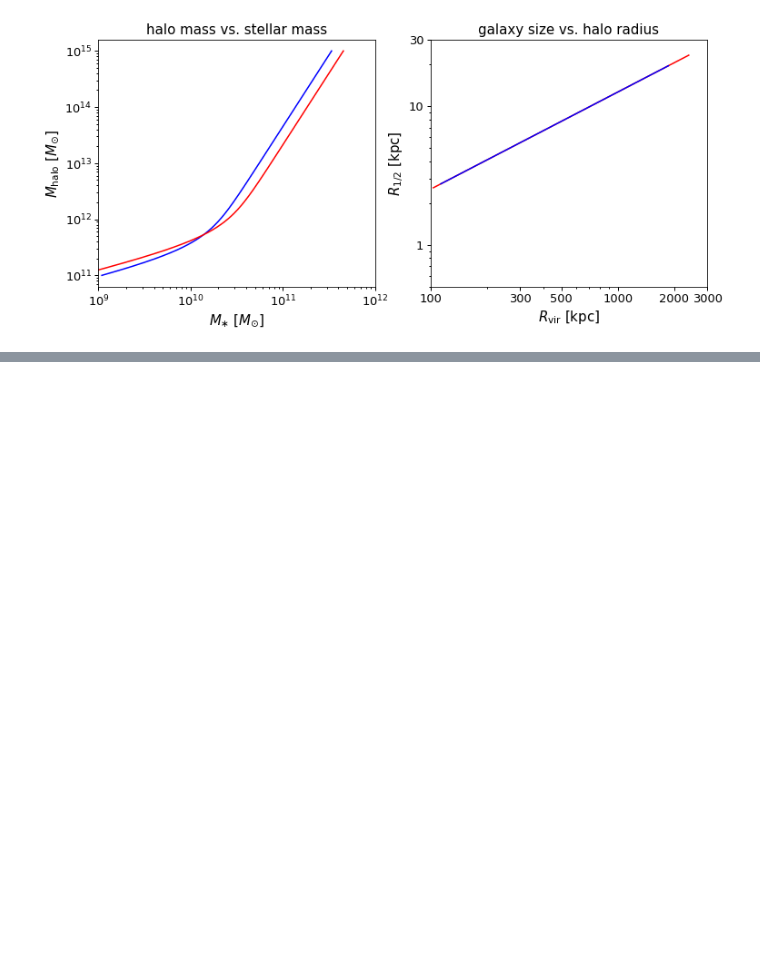
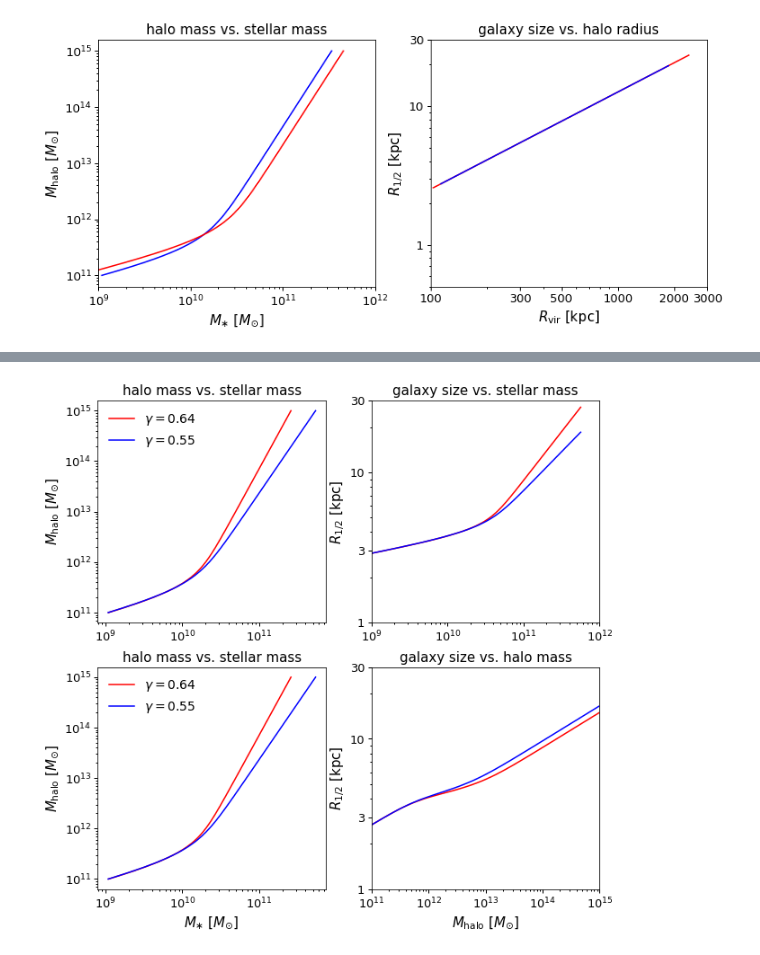
Before and after one commit to aphearin/galsize_models, a Jupyter notebook: notebooks/smhm_impact_on_rhalf_rhalo.ipynb, the cells around one changed output, grey strips where cells are left out. Saved outputs shown, nothing was run; the diff lists cells and outputs as text; code cells hidden in the pictures; blank space fills up the shorter version.

```diff
--- a/notebooks/smhm_impact_on_rhalf_rhalo.ipynb
+++ b/notebooks/smhm_impact_on_rhalf_rhalo.ipynb
@@ -123,0 +252,79 @@ title2 = ax2.set_title('galaxy size vs. stellar mass')
+# %%
+sm_abscissa = np.logspace(8.5, 11.75, 100)
+
+norm_model1, alpha_model1 = 0.1, 0.7
+gamma_model1 = 0.64
+rhalo_model1 = halo_radius_vs_stellar_mass(sm_abscissa, gamma10=gamma_model1)
+rhalf_model1 = component_size_vs_rhalo(rhalo_model1, norm_model1, alpha_model1)
+mhalo_model1 = halo_mass_from_stellar_mass(sm_abscissa, gamma10=gamma_model1)
+
+norm_model2, alpha_model2 = 0.1, 0.7
+gamma_model2 = 0.55
+rhalo_model2 = halo_radius_vs_stellar_mass(sm_abscissa, gamma10=gamma_model2)
+rhalf_model2 = component_size_vs_rhalo(rhalo_model2, norm_model2, alpha_model2)
+mhalo_model2 = halo_mass_from_stellar_mass(sm_abscissa, gamma10=gamma_model2)
+
+fig, axes = plt.subplots(2, 2, figsize=(10, 10))
+((ax11, ax12), (ax21, ax22)) = axes
+__=ax11.loglog(); __=ax12.loglog()
+__=ax21.loglog(); __=ax22.loglog()
+
+
+
+__=ax12.plot(sm_abscissa, rhalf_model1, color='red', label=r'$\gamma = 0.64$')
+__=ax12.plot(sm_abscissa, rhalf_model2, color='blue', label=r'$\gamma = 0.55$')
+
+mhalo_array = np.logspace(11, 15, 1000)
+
+smhm_model = Moster13SmHm()
+smhm_model.param_dict['gamma10'] = gamma_model1
+__=ax11.plot(smhm_model.mean_stellar_mass(prim_haloprop=mhalo_array), mhalo_array,
+           color='red', label=r'$\gamma = 0.64$')
+smhm_model.param_dict['gamma10'] = gamma_model2
+__=ax11.plot(smhm_model.mean_stellar_mass(prim_haloprop=mhalo_array), mhalo_array,
+           color='blue', label=r'$\gamma = 0.55$')
+smhm_model.param_dict['gamma10'] = gamma_model1
+__=ax21.plot(smhm_model.mean_stellar_mass(prim_haloprop=mhalo_array), mhalo_array,
+           color='red', label=r'$\gamma = 0.64$')
+smhm_model.param_dict['gamma10'] = gamma_model2
+__=ax21.plot(smhm_model.mean_stellar_mass(prim_haloprop=mhalo_array), mhalo_array,
+           color='blue', label=r'$\gamma = 0.55$')
+
+__=ax22.plot(mhalo_model1, rhalf_model1, color='red')
+__=ax22.plot(mhalo_model2, rhalf_model2, color='blue')
+
+
+xlim12 = ax12.set_xlim(1e9, 1e12)
+ylim12 = ax12.set_ylim(1, 30)
+ylim22 = ax22.set_ylim(1, 30)
+__=ax12.set_yticks((1, 3 ,10, 30))
+__=ax22.set_yticks((1, 3 ,10, 30))
+from matplotlib import ticker
+__=ax12.get_yaxis().set_major_formatter(ticker.ScalarFormatter())
+__=ax12.get_yaxis().set_minor_formatter(ticker.NullFormatter())
+__=ax22.get_yaxis().set_major_formatter(ticker.ScalarFormatter())
+__=ax22.get_yaxis().set_minor_formatter(ticker.NullFormatter())
+
+legend11 = ax11.legend(fontsize=14)
+legend21 = ax21.legend(fontsize=14)
+
+xlim22 = ax22.set_xlim(1e11, 1e15)
+
+xlabel12 = ax21.set_xlabel(r'$M_{\ast}$ $[M_{\odot}]$')
+xlabel22 = ax22.set_xlabel(r'$M_{\rm halo}$ $[M_{\odot}]$')
+
+ylabel11 = ax11.set_ylabel(r'$M_{\rm halo}$ $[M_{\odot}]$')
+ylabel21 = ax21.set_ylabel(r'$M_{\rm halo}$ $[M_{\odot}]$')
+title11 = ax11.set_title('halo mass vs. stellar mass')
+title12 = ax12.set_title('galaxy size vs. stellar mass')
+title21 = ax21.set_title('halo mass vs. stellar mass')
+title22 = ax22.set_title('galaxy size vs. halo mass')
+
+
+ylabel12 = ax12.set_ylabel(r'$R_{1/2}$ [kpc]')
+ylabel22 = ax22.set_ylabel(r'$R_{1/2}$ [kpc]')
+
+fig.savefig('smhm_gamma_impact_size_scaling.pdf',
+            bbox_extra_artists=[xlabel22, ylabel11], bbox_inches='tight')
+# %% [output]
+[figure, added]
```
Also changed, not shown: parts of 5 cells of this notebook, 3 other files.
